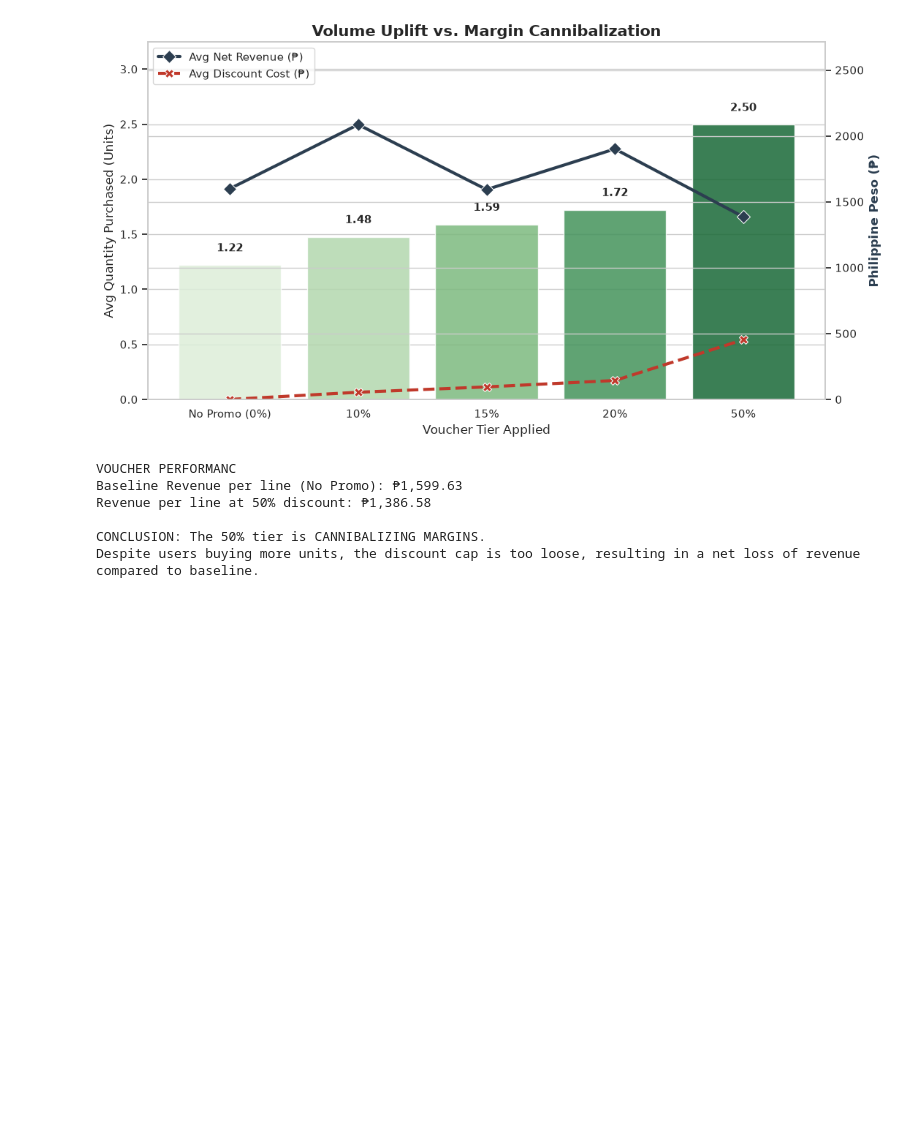
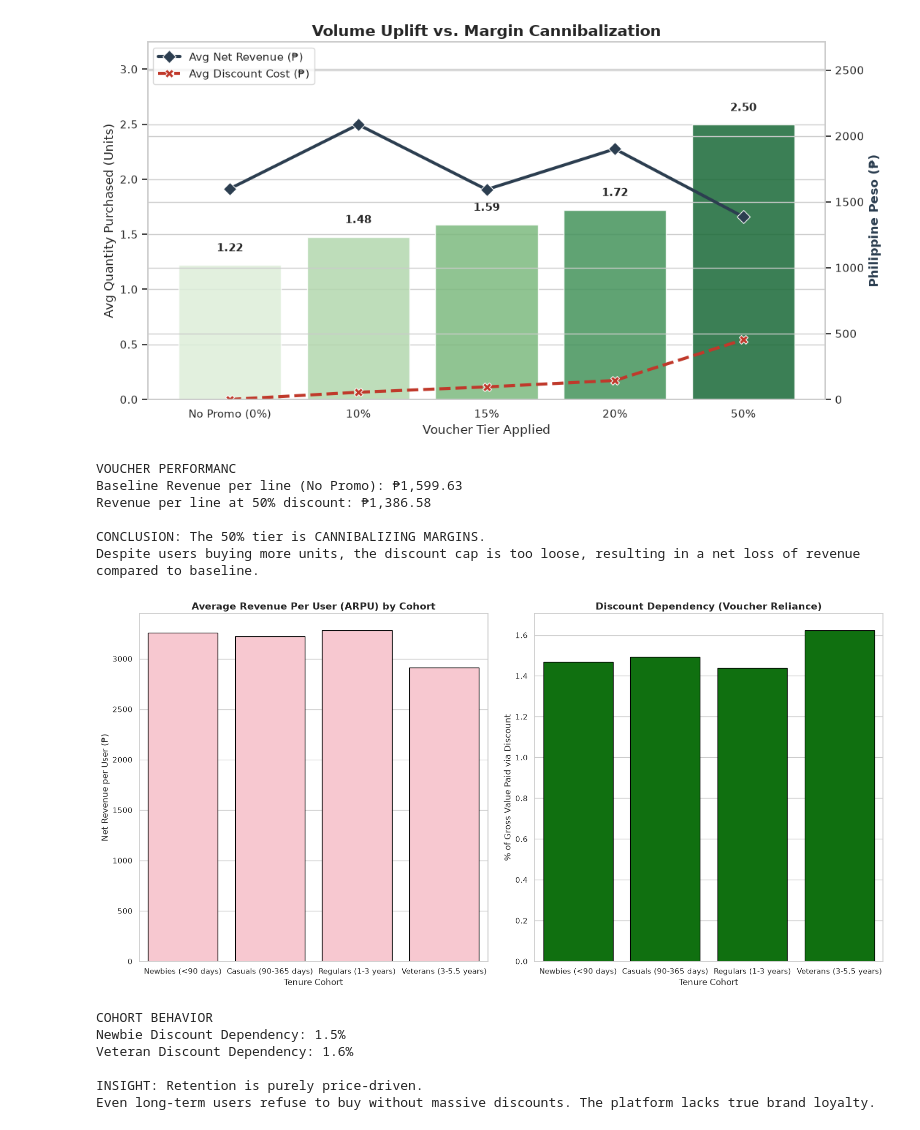
Before and after one commit to ruicchi/ph-ecommerce-data-simulator, a Jupyter notebook: notebooks/exploratory_data_analysis.ipynb, the cells around one changed output. Cells and saved outputs as stored; diff of their text form; code cells hidden in the pictures; blank space fills up the shorter version.

```diff
--- a/notebooks/exploratory_data_analysis.ipynb
+++ b/notebooks/exploratory_data_analysis.ipynb
@@ -517,3 +517,77 @@ Revenue per line at 50% discount: ₱1,386.58
 
 CONCLUSION: The 50% tier is CANNIBALIZING MARGINS.
 Despite users buying more units, the discount cap is too loose, resulting in a net loss of revenue compared to baseline.
+# %%
+df_order_items['actual_line_revenue'] = df_order_items['quantity'] * df_order_items['final_item_price']
+df_order_items['total_discount_given'] = df_order_items['quantity'] * df_order_items['discount_amount']
+
+cohort_df = df_order_items.merge(df_orders[['order_id', 'user_id']], on='order_id', how='left')
+cohort_df = cohort_df.merge(df_users[['user_id', 'user_tenure_days']], on='user_id', how='left')
+
+bins = [0, 90, 365, 1000, 2050]
+labels = ['Newbies (<90 days)', 'Casuals (90-365 days)', 'Regulars (1-3 years)', 'Veterans (3-5.5 years)']
+
+cohort_df['tenure_cohort'] = pd.cut(cohort_df['user_tenure_days'], bins=bins, labels=labels, right=True)
+
+cohort_metrics = cohort_df.groupby('tenure_cohort', observed=True).agg(
+    total_users=('user_id', 'nunique'),
+    total_items_bought=('order_item_id', 'count'),
+    total_net_revenue=('actual_line_revenue', 'sum'),
+    total_discount_cost=('total_discount_given', 'sum')
+).reset_index()
+
+cohort_metrics['arpu'] = cohort_metrics['total_net_revenue'] / cohort_metrics['total_users']
+cohort_metrics['gross_value'] = cohort_metrics['total_net_revenue'] + cohort_metrics['total_discount_cost']
+cohort_metrics['discount_dependency_pct'] = (cohort_metrics['total_discount_cost'] / cohort_metrics['gross_value']) * 100
+
+fig, (ax1, ax2) = plt.subplots(1, 2, figsize=(16, 8))
+
+sns.barplot(
+    data=cohort_metrics,
+    x='tenure_cohort',
+    y='arpu',
+    color="pink",
+    ax=ax1,
+    edgecolor='black'
+)
+ax1.set_title('Average Revenue Per User (ARPU) by Cohort', fontsize=14, fontweight='bold')
+ax1.set_ylabel('Net Revenue per User (₱)', fontsize=12)
+ax1.set_xlabel('Tenure Cohort', fontsize=12)
+
+sns.barplot(
+    data=cohort_metrics,
+    x='tenure_cohort',
+    y='discount_dependency_pct',
+    color="green",
+    ax=ax2,
+    edgecolor='black'
+)
+ax2.set_title('Discount Dependency (Voucher Reliance)', fontsize=14, fontweight='bold')
+ax2.set_ylabel('% of Gross Value Paid via Discount', fontsize=12)
+ax2.set_xlabel('Tenure Cohort', fontsize=12)
+
+plt.tight_layout()
+plt.show()
+
+print("\nCOHORT BEHAVIOR")
+newbie_dependency = cohort_metrics.loc[cohort_metrics['tenure_cohort'] == 'Newbies (<90 days)', 'discount_dependency_pct'].values[0]
+veteran_dependency = cohort_metrics.loc[cohort_metrics['tenure_cohort'] == 'Veterans (3-5.5 years)', 'discount_dependency_pct'].values[0]
+
+print(f"Newbie Discount Dependency: {newbie_dependency:.1f}%")
+print(f"Veteran Discount Dependency: {veteran_dependency:.1f}%")
+
+if newbie_dependency > veteran_dependency:
+    print("\nINSIGHT: The platform suffers from 'Promo-Hopper' syndrome at the top of the funnel.")
+    print("New users heavily rely on vouchers to transact, eating into acquisition margins.")
+    print("However, Veterans exhibit strong brand loyalty, buying full-price items and driving the majority of organic platform profitability.")
+else:
+    print("\nINSIGHT: Retention is purely price-driven.")
+    print("Even long-term users refuse to buy without massive discounts. The platform lacks true brand loyalty.")
+# %% [output]
+[figure, added]
+COHORT BEHAVIOR
+Newbie Discount Dependency: 1.5%
+Veteran Discount Dependency: 1.6%
+
+INSIGHT: Retention is purely price-driven.
+Even long-term users refuse to buy without massive discounts. The platform lacks true brand loyalty.
```
Also changed, not shown: parts of 3 cells of this notebook, 1 other file.
